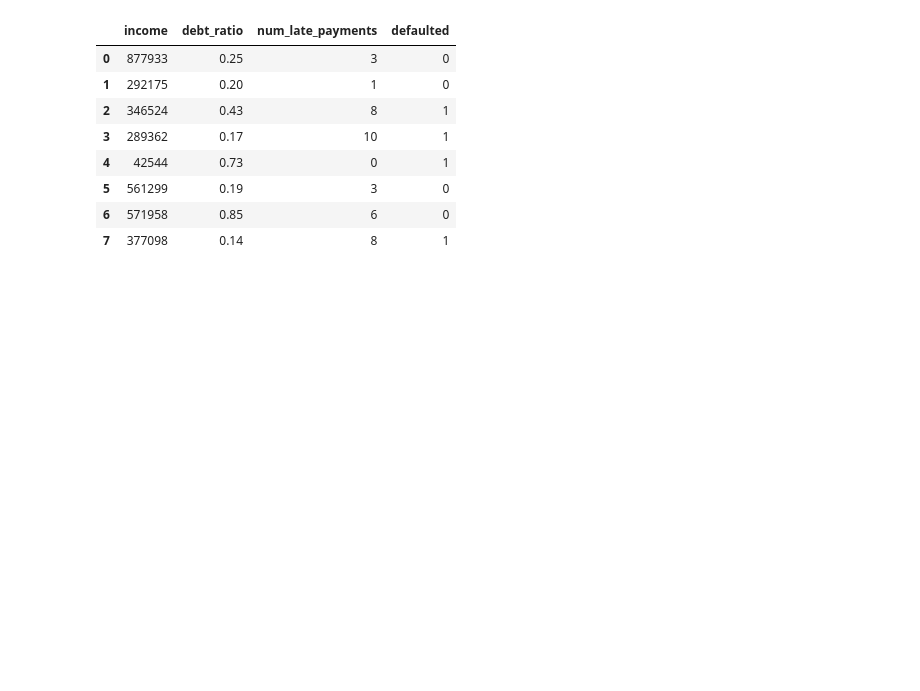
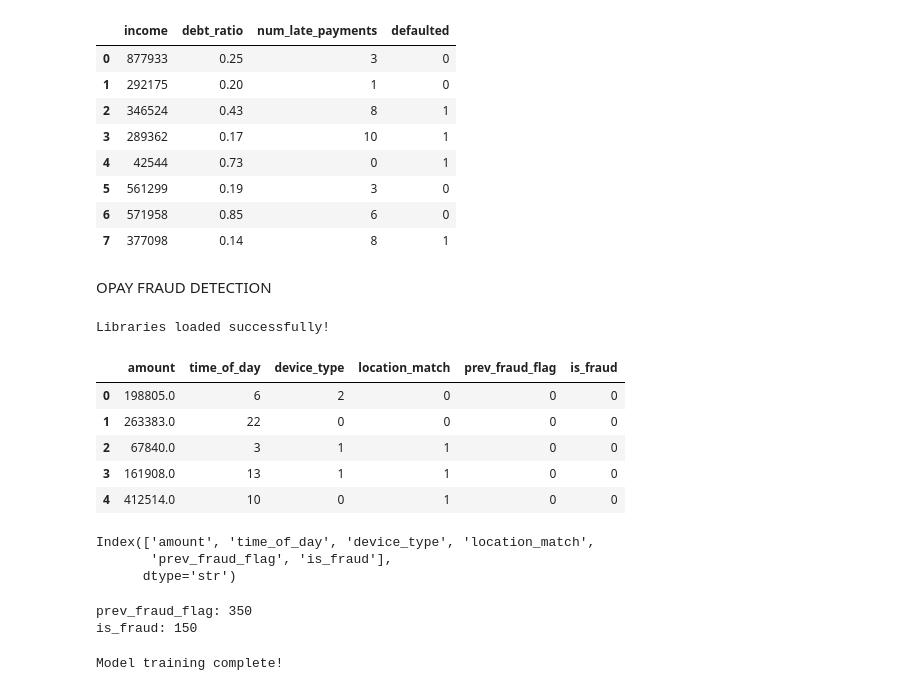
Before and after one commit to techqueen26/python-intro, a Jupyter notebook: practice.ipynb, the cells around one changed output. Cells and saved outputs as stored; diff of their text form; code cells hidden in the pictures; blank space fills up the shorter version.

```diff
--- a/practice.ipynb
+++ b/practice.ipynb
@@ -1480,3 +1488,42 @@ Shape: (150, 4)
 | 5 | 561299 | 0.19 | 3 | 0 |
 | 6 | 571958 | 0.85 | 6 | 0 |
 | 7 | 377098 | 0.14 | 8 | 1 |
+# %% [markdown]
+OPAY FRAUD DETECTION
+# %%
+#Load the libraries
+import pandas as pd
+
+from sklearn.model_selection import train_test_split
+from sklearn.tree import DecisionTreeClassifier
+
+from sklearn.metrics import (
+    accuracy_score,
+    confusion_matrix,
+    precision_score,
+    recall_score,
+    f1_score
+)
+
+print("Libraries loaded successfully!")
+# %% [output]
+Libraries loaded successfully!
+# %%
+# load csv file
+df = pd.read_csv("opay_transactions.csv")
+
+df.head()
+# %% [output]
+|  | amount | time_of_day | device_type | location_match | prev_fraud_flag | is_fraud |
+| 0 | 198805.0 | 6 | 2 | 0 | 0 | 0 |
+| 1 | 263383.0 | 22 | 0 | 0 | 0 | 0 |
+| 2 | 67840.0 | 3 | 1 | 1 | 0 | 0 |
+| 3 | 161908.0 | 13 | 1 | 1 | 0 | 0 |
+| 4 | 412514.0 | 10 | 0 | 1 | 0 | 0 |
+# %%
+# check the columns
+df.columns
+# %% [output]
+Index(['amount', 'time_of_day', 'device_type', 'location_match',
+       'prev_fraud_flag', 'is_fraud'],
+      dtype='str')
@@ -1482,0 +1536,18 @@ Shape: (150, 4)
+# %%
+# split data
+# split data
+X_train, X_test, y_train, y_test = train_test_split(x, y, test_size=0.3, random_state=42)
+
+print("prev_fraud_flag:", len(X_train))
+print("is_fraud:", len(X_test))
+# %% [output]
+prev_fraud_flag: 350
+is_fraud: 150
+# %%
+#train the model
+model = DecisionTreeClassifier(random_state=42)
+model.fit(X_train, y_train)
+
+print("Model training complete!")
+# %% [output]
+Model training complete!
```
Also changed, not shown: parts of 11 cells of this notebook, 4 other files.
